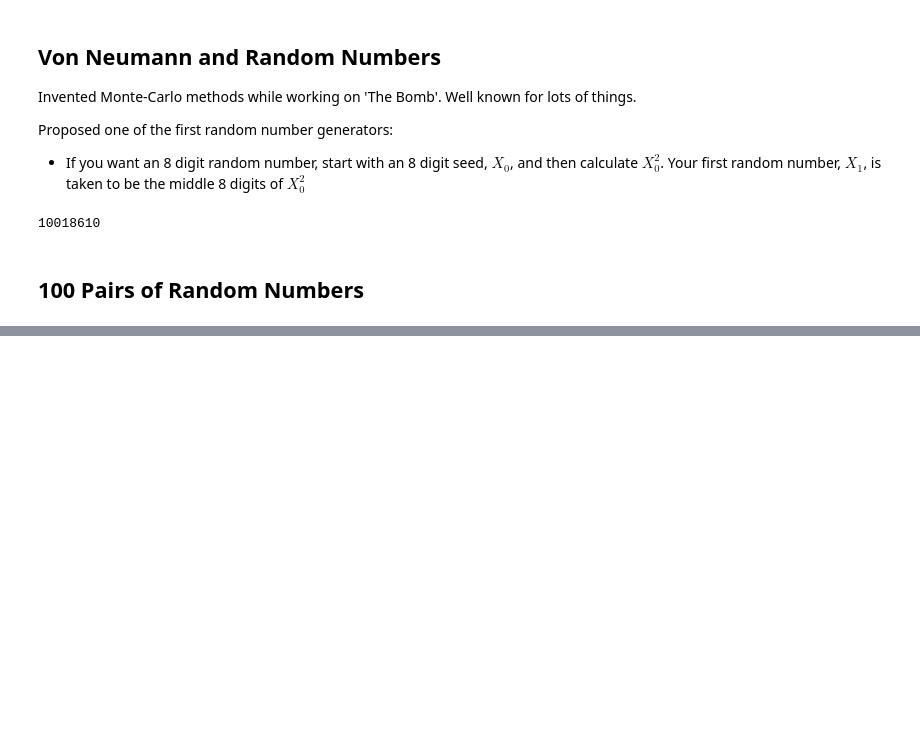
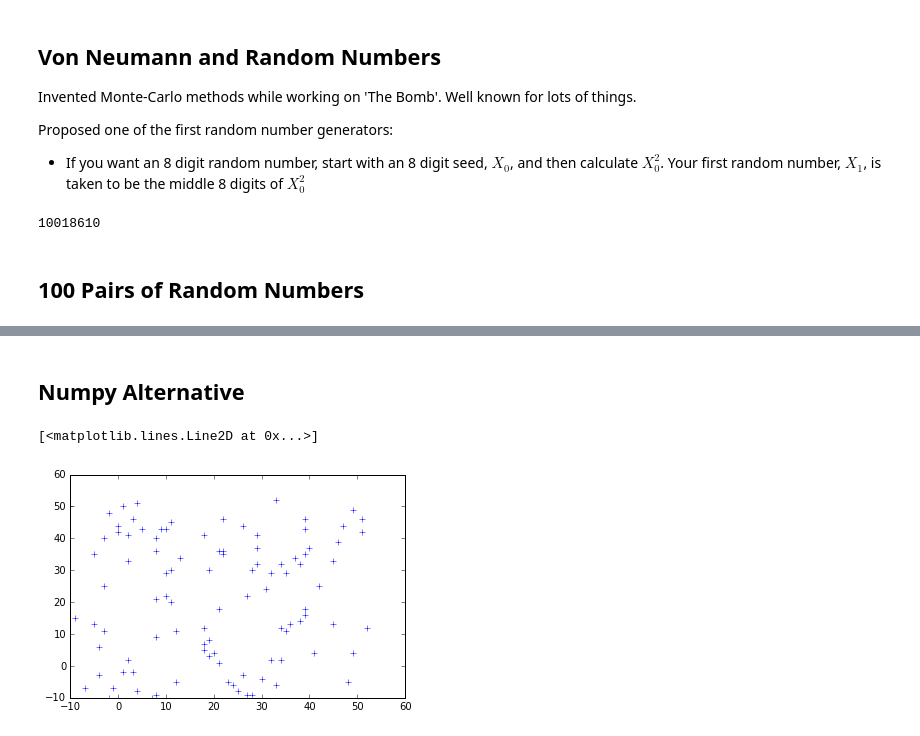
Before and after one commit to rjl09c/ISC4221, a Jupyter notebook: Lecture3.ipynb, the cells around one changed output, grey strips where cells are left out. Drawn from its saved outputs; the diff is of its cells as text; code cells hidden in the pictures; blank space fills up the shorter version.

```diff
--- a/Lecture3.ipynb
+++ b/Lecture3.ipynb
@@ -282,0 +387,8 @@ plt.plot(xrand, yrand, 'r+')
+# %% [markdown]
+## Numpy Alternative
+# %%
+numpyrandom = np.random.randint(-10,53,[100,2])
+plt.plot(numpyrandom[:,0], numpyrandom[:,1], 'b+')
+# %% [output]
+[<matplotlib.lines.Line2D at 0x...>]
+[figure, added]
```
Also changed, not shown: parts of 30 cells of this notebook.
